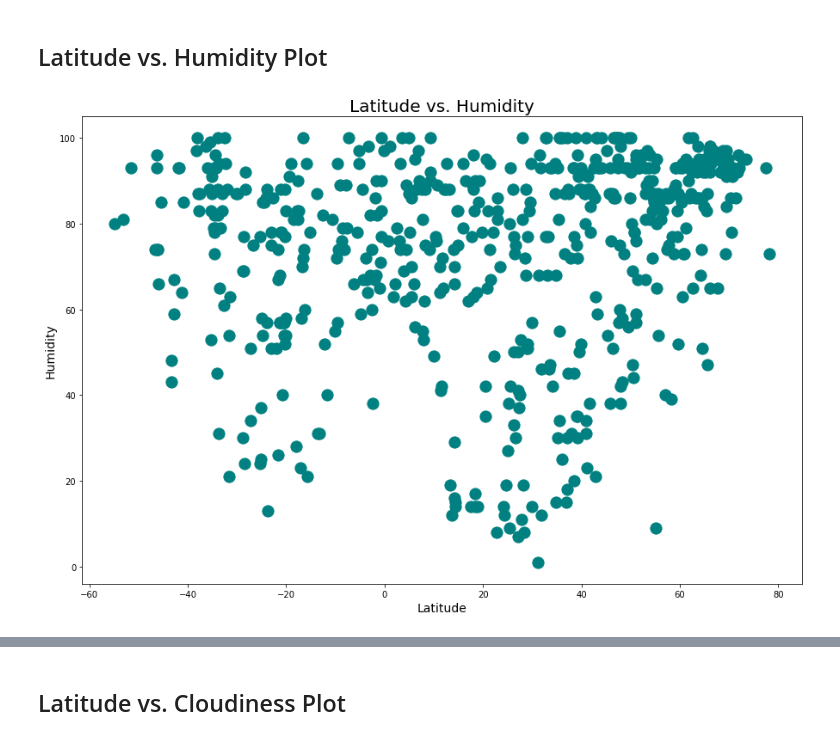
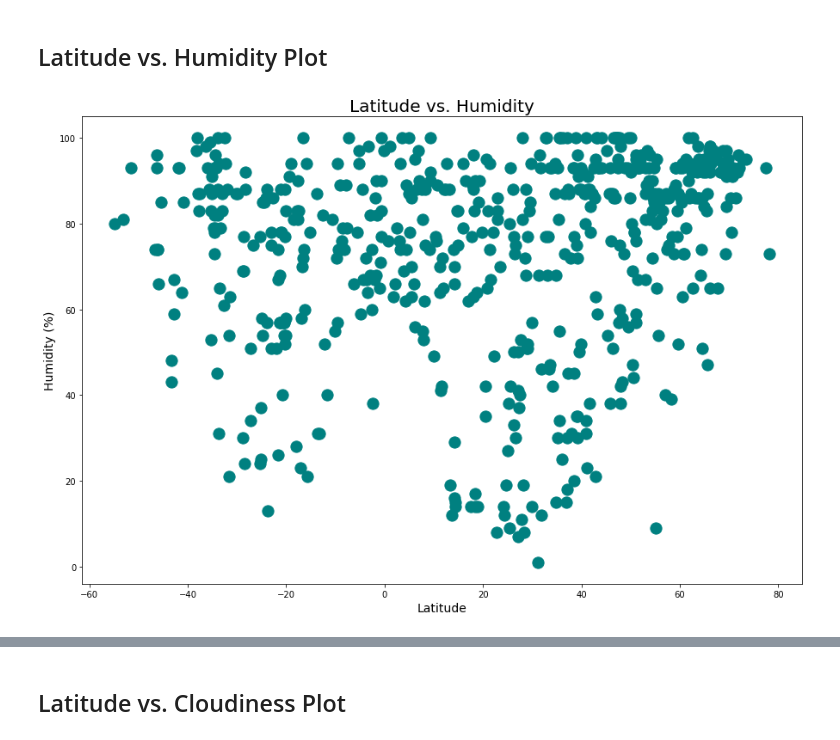
Before and after one commit to BrittneyOleniacz/Latitudinal_Weather_Trends, a Jupyter notebook: weatherpy/Oleniacz_WeatherPy.ipynb, the cells around one changed output, grey strips where cells are left out. Drawn from its saved outputs; the diff is of its cells as text; code cells hidden in the pictures.

```diff
--- a/weatherpy/Oleniacz_WeatherPy.ipynb
+++ b/weatherpy/Oleniacz_WeatherPy.ipynb
@@ -208,11 +210,11 @@ plt.show()
 # %%
 fig1, ax1 = plt.subplots(figsize = (15, 10))
 plt.scatter(city_weather_df["Latitude"], city_weather_df["Humidity"], s = 175, color = "teal")
 plt.title("Latitude vs. Humidity", fontsize =20)
 plt.xlabel("Latitude", fontsize = 14)
-plt.ylabel("Humidity", fontsize = 14)
+plt.ylabel("Humidity (%)", fontsize = 14)
 
 plt.savefig("Latitude_vs._Humidity.png")
 plt.show()
 # %% [output]
-[figure, old version]
+[figure, new version]
```
Also changed, not shown: parts of 7 cells of this notebook, 1 other file.
